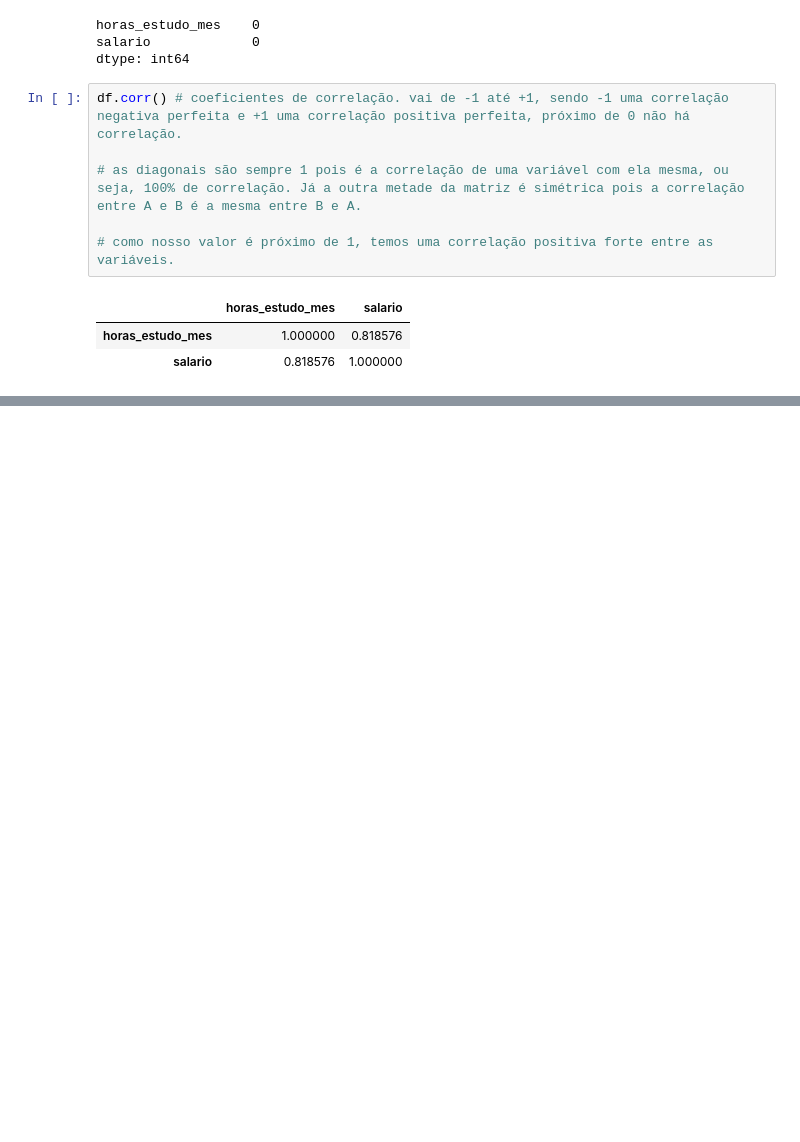
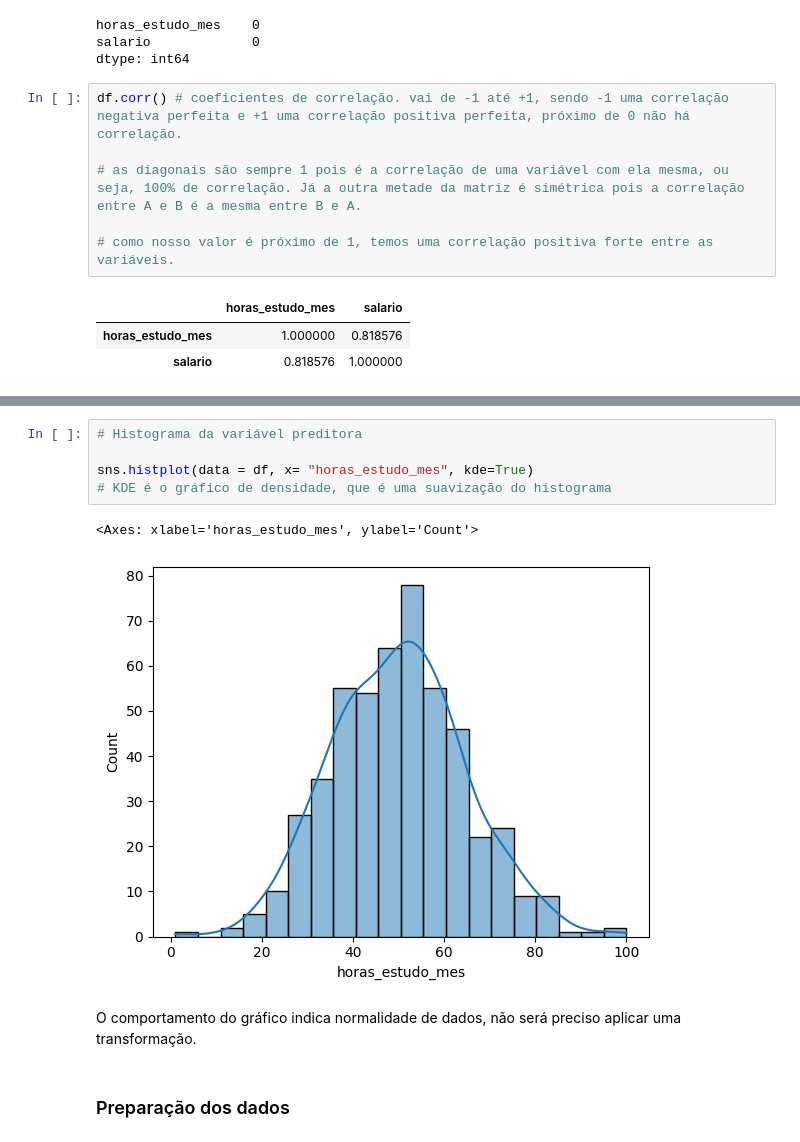
Before and after one commit to vinicius-vieri/scikitLearn, a Jupyter notebook: code.ipynb, the cells around one changed output, grey strips where cells are left out. Saved outputs shown, nothing was run; the diff lists cells and outputs as text; blank space fills up the shorter version.

```diff
--- a/code.ipynb
+++ b/code.ipynb
@@ -94,0 +123,12 @@ df.corr() # coeficientes de correlação. vai de -1 até +1, sendo -1 uma correl
+# %%
+# Histograma da variável preditora
+
+sns.histplot(data = df, x= "horas_estudo_mes", kde=True)
+# KDE é o gráfico de densidade, que é uma suavização do histograma
+# %% [output]
+<Axes: xlabel='horas_estudo_mes', ylabel='Count'>
+[figure, added]
+# %% [markdown]
+O comportamento do gráfico indica normalidade de dados, não será preciso aplicar uma transformação.
+# %% [markdown]
+### Preparação dos dados
```
Also changed, not shown: parts of 29 cells of this notebook.
